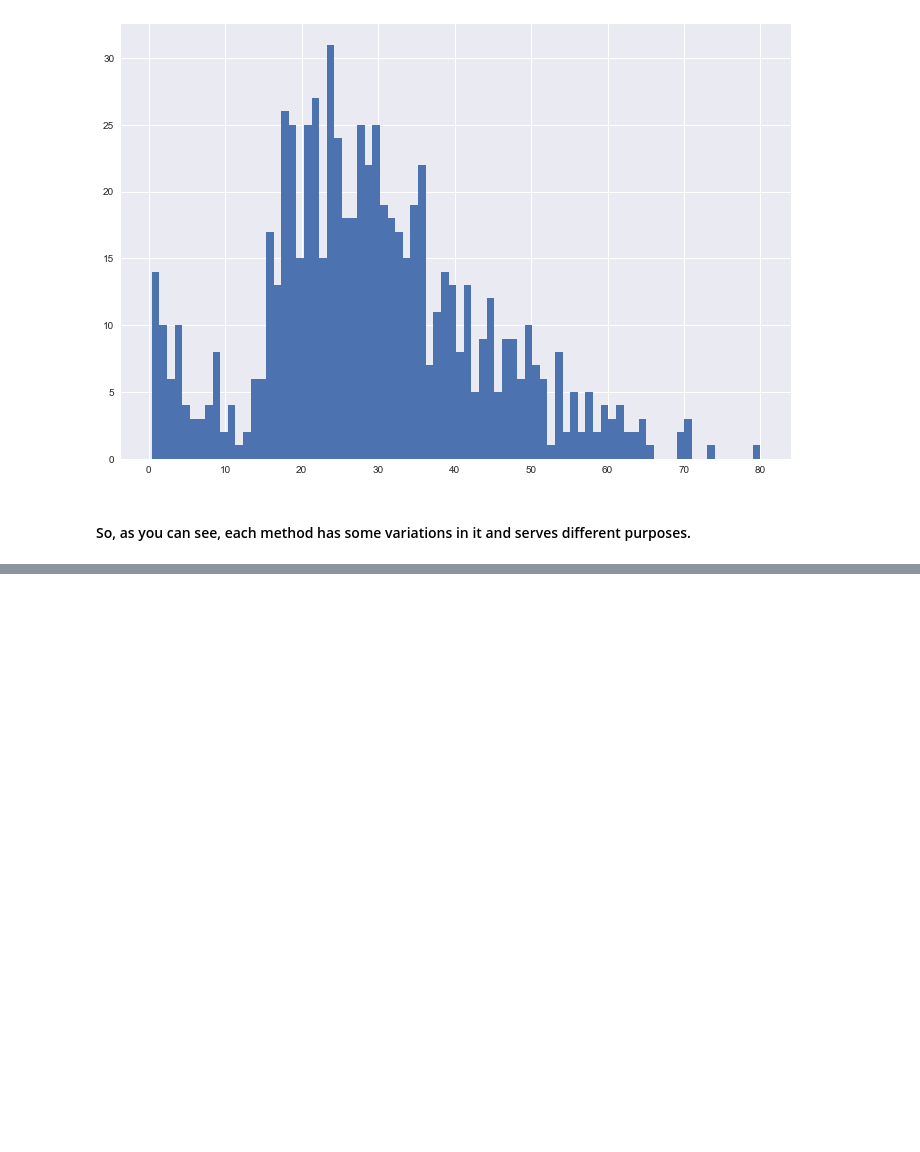
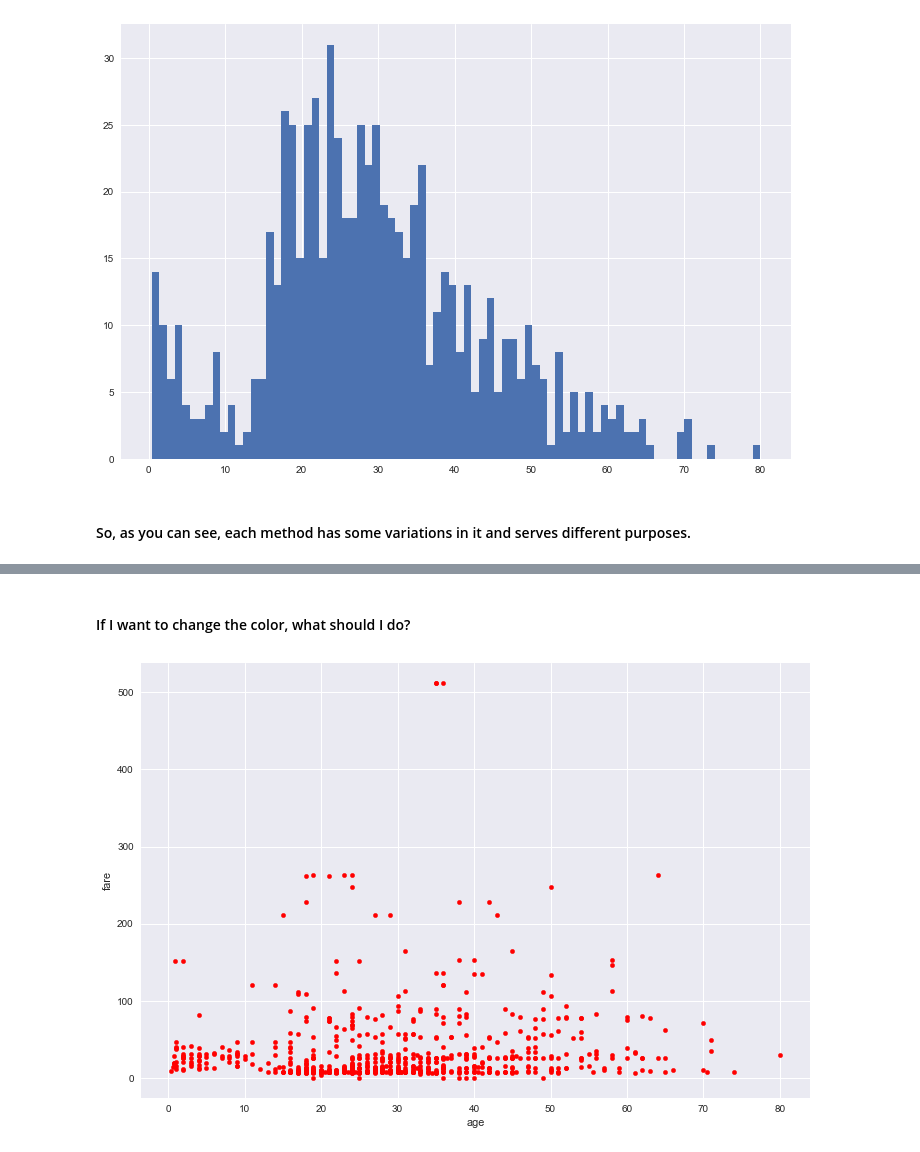
Before and after one commit to biv-neupane7/Pandas_practice, a Jupyter notebook: Visualization.ipynb, the cells around one changed output, grey strips where cells are left out. Saved outputs shown, nothing was run; the diff lists cells and outputs as text; code cells hidden in the pictures; blank space fills up the shorter version.

```diff
--- a/Visualization.ipynb
+++ b/Visualization.ipynb
@@ -270,0 +292,7 @@ plt.show()
+# %% [markdown]
+#### If I want to change the color, what should I do?
+# %%
+titanic.plot(kind="scatter", figsize=(12,8), x="age", y="fare", c="red")
+plt.show()
+# %% [output]
+[figure, added]
```
Also changed, not shown: parts of 34 cells of this notebook.
